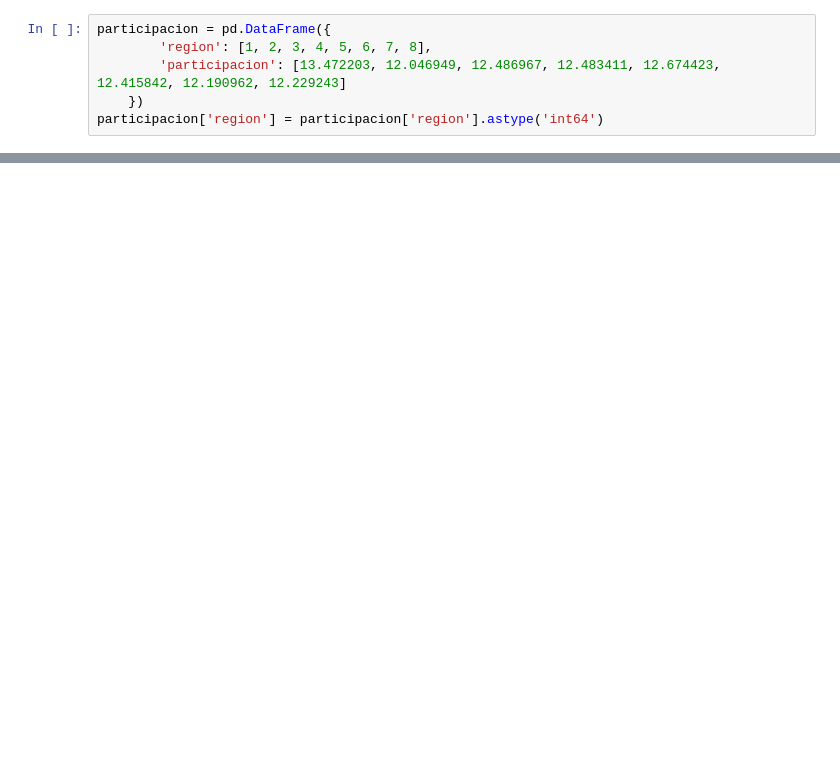
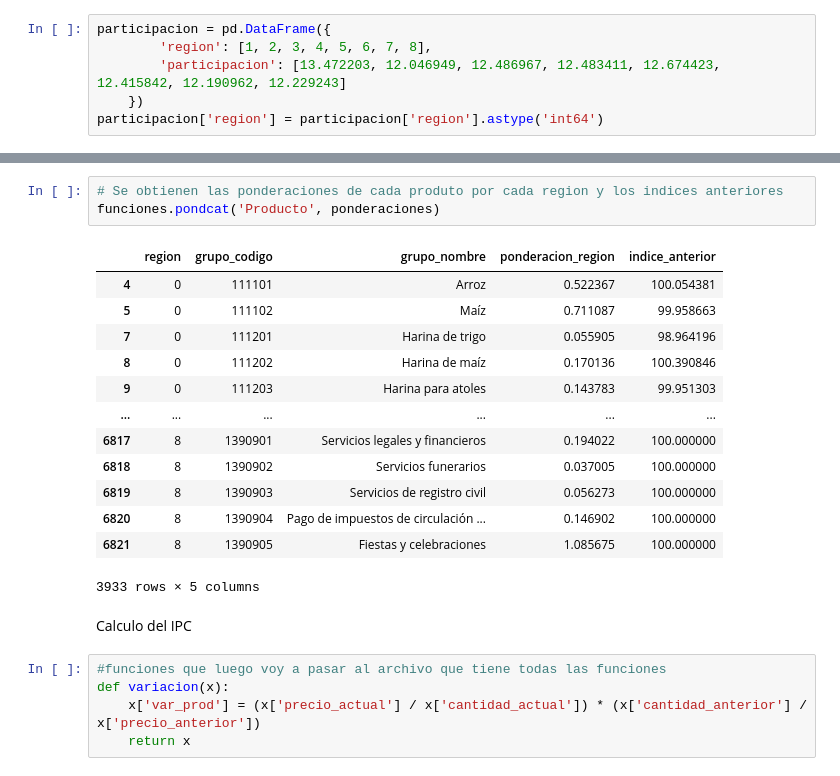
Before and after one commit to ShannonNCM/ComparacionCalculoIPC, a Jupyter notebook: python/ipc_python.ipynb, the cells around one changed output, grey strips where cells are left out. Drawn from its saved outputs; the diff is of its cells as text; blank space fills up the shorter version.

```diff
--- a/python/ipc_python.ipynb
+++ b/python/ipc_python.ipynb
@@ -94,0 +278,24 @@ boletas
+# %%
+# Se obtienen las ponderaciones de cada produto por cada region y los indices anteriores
+funciones.pondcat('Producto', ponderaciones)
+# %% [output]
+|  | region | grupo_codigo | grupo_nombre | ponderacion_region | indice_anterior |
+| 4 | 0 | 111101 | Arroz | 0.522367 | 100.054381 |
+| 5 | 0 | 111102 | Maíz | 0.711087 | 99.958663 |
+| 7 | 0 | 111201 | Harina de trigo | 0.055905 | 98.964196 |
+| 8 | 0 | 111202 | Harina de maíz | 0.170136 | 100.390846 |
+| 9 | 0 | 111203 | Harina para atoles | 0.143783 | 99.951303 |
+| ... | ... | ... | ... | ... | ... |
+| 6817 | 8 | 1390901 | Servicios legales y financieros | 0.194022 | 100.000000 |
+| 6818 | 8 | 1390902 | Servicios funerarios | 0.037005 | 100.000000 |
+| 6819 | 8 | 1390903 | Servicios de registro civil | 0.056273 | 100.000000 |
+| 6820 | 8 | 1390904 | Pago de impuestos de circulación ... | 0.146902 | 100.000000 |
+| 6821 | 8 | 1390905 | Fiestas y celebraciones | 1.085675 | 100.000000 |
+3933 rows × 5 columns
+# %% [markdown]
+Calculo del IPC
+# %%
+#funciones que luego voy a pasar al archivo que tiene todas las funciones
+def variacion(x):
+    x['var_prod'] = (x['precio_actual'] / x['cantidad_actual']) * (x['cantidad_anterior'] / x['precio_anterior'])
+    return x
```
Also changed, not shown: parts of 16 cells of this notebook, 6 other files.
